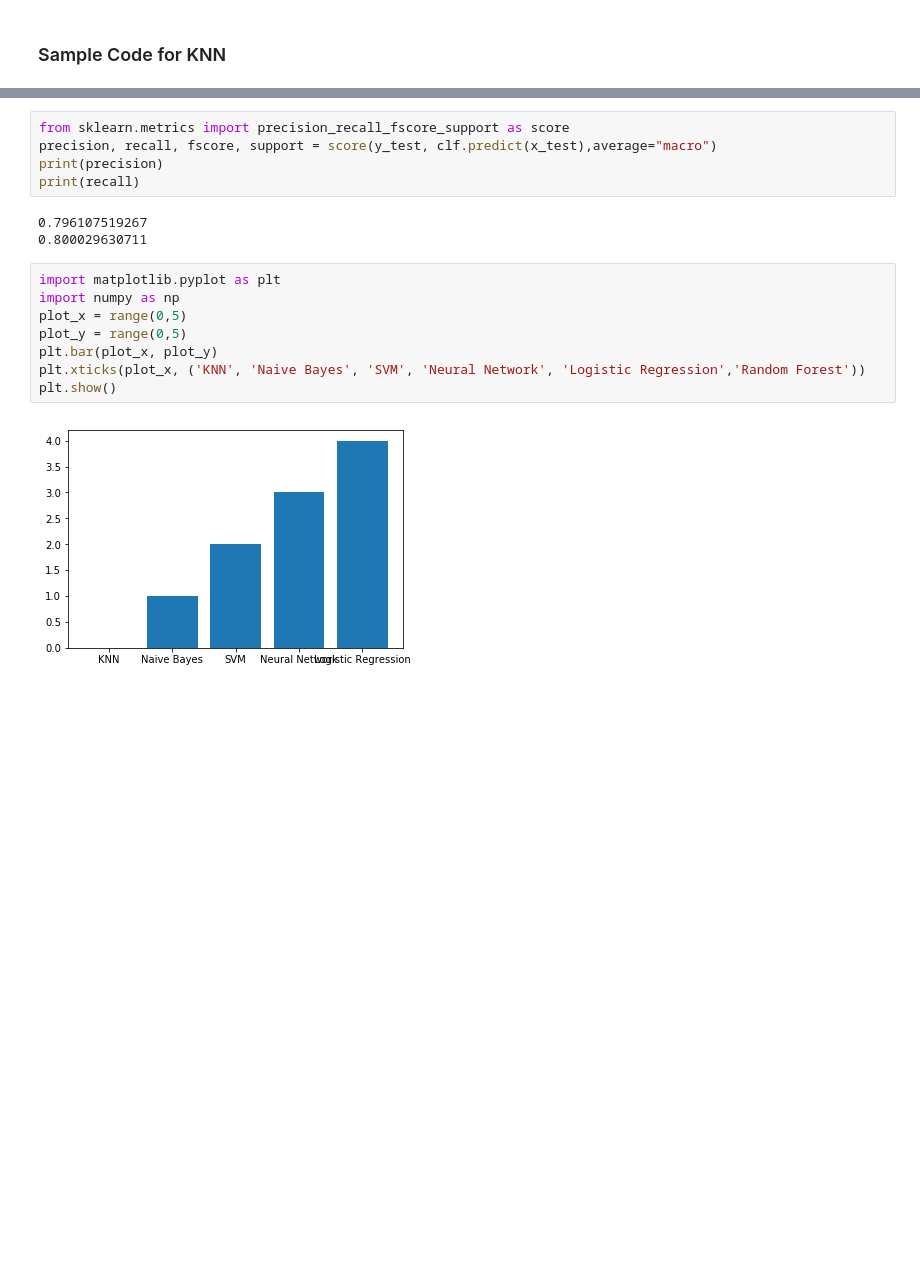
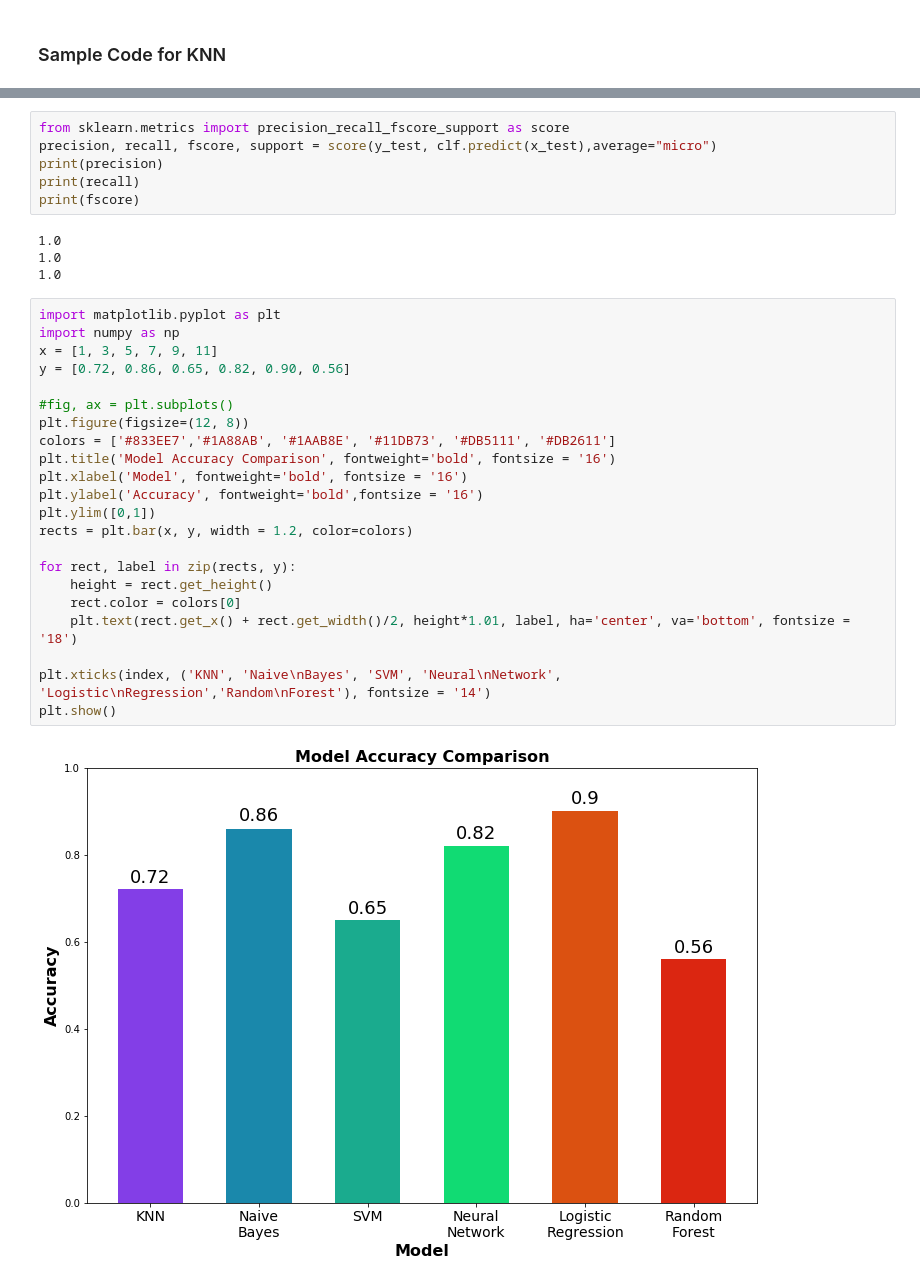
Before and after one commit to melindadevins/ai-loan-analysis, a Jupyter notebook: k_nearest_neighbor.ipynb, the cells around one changed output, grey strips where cells are left out. Drawn from its saved outputs; the diff is of its cells as text; blank space fills up the shorter version.

```diff
--- a/k_nearest_neighbor.ipynb
+++ b/k_nearest_neighbor.ipynb
@@ -50,18 +63,34 @@ print(clf.predict(x_test))
 # %%
 from sklearn.metrics import precision_recall_fscore_support as score
-precision, recall, fscore, support = score(y_test, clf.predict(x_test),average="macro")
+precision, recall, fscore, support = score(y_test, clf.predict(x_test),average="micro")
 print(precision)
 print(recall)
+print(fscore)
 # %% [output]
-0.796107519267
-0.800029630711
+1.0
+1.0
+1.0
-# %%
-import matplotlib.pyplot as plt
-import numpy as np
-plot_x = range(0,5)
-plot_y = range(0,5)
-plt.bar(plot_x, plot_y)
-plt.xticks(plot_x, ('KNN', 'Naive Bayes', 'SVM', 'Neural Network', 'Logistic Regression','Random Forest'))
-plt.show()
-# %% [output]
-[figure, removed]
+# %%
+import matplotlib.pyplot as plt
+import numpy as np
+x = [1, 3, 5, 7, 9, 11]
+y = [0.72, 0.86, 0.65, 0.82, 0.90, 0.56]
+
+#fig, ax = plt.subplots()
+plt.figure(figsize=(12, 8))
+colors = ['#833EE7','#1A88AB', '#1AAB8E', '#11DB73', '#DB5111', '#DB2611']
+plt.title('Model Accuracy Comparison', fontweight='bold', fontsize = '16')
+plt.xlabel('Model', fontweight='bold', fontsize = '16')
+plt.ylabel('Accuracy', fontweight='bold',fontsize = '16')
+plt.ylim([0,1])
+rects = plt.bar(x, y, width = 1.2, color=colors)
+
+for rect, label in zip(rects, y):
+    height = rect.get_height()
+    rect.color = colors[0]
+    plt.text(rect.get_x() + rect.get_width()/2, height*1.01, label, ha='center', va='bottom', fontsize = '18')
+
+plt.xticks(index, ('KNN', 'Naive\nBayes', 'SVM', 'Neural\nNetwork', 'Logistic\nRegression','Random\nForest'), fontsize = '14')
+plt.show()
+# %% [output]
+[figure, added]
```
Also changed, not shown: parts of 5 cells of this notebook, 1 other file.
